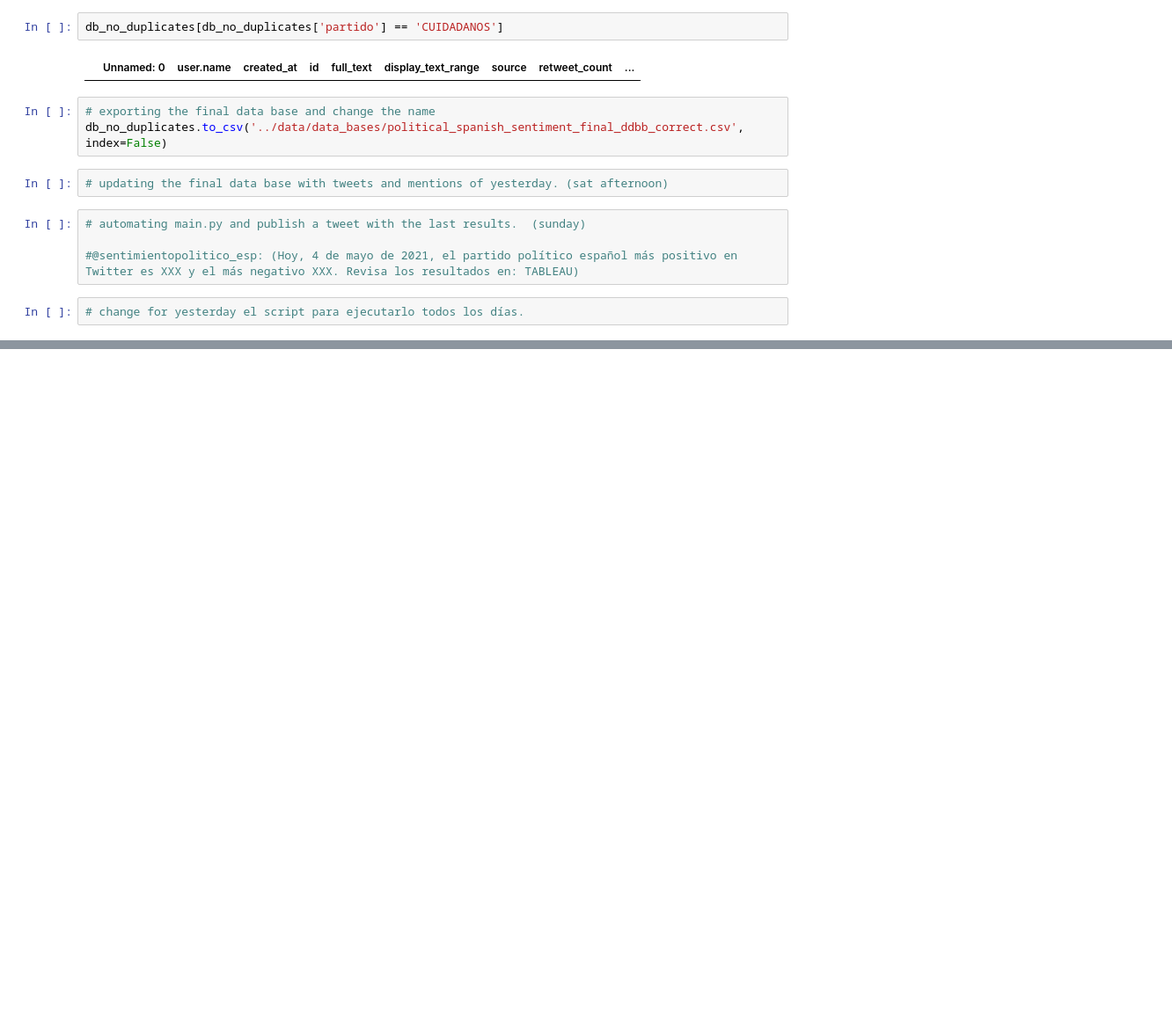
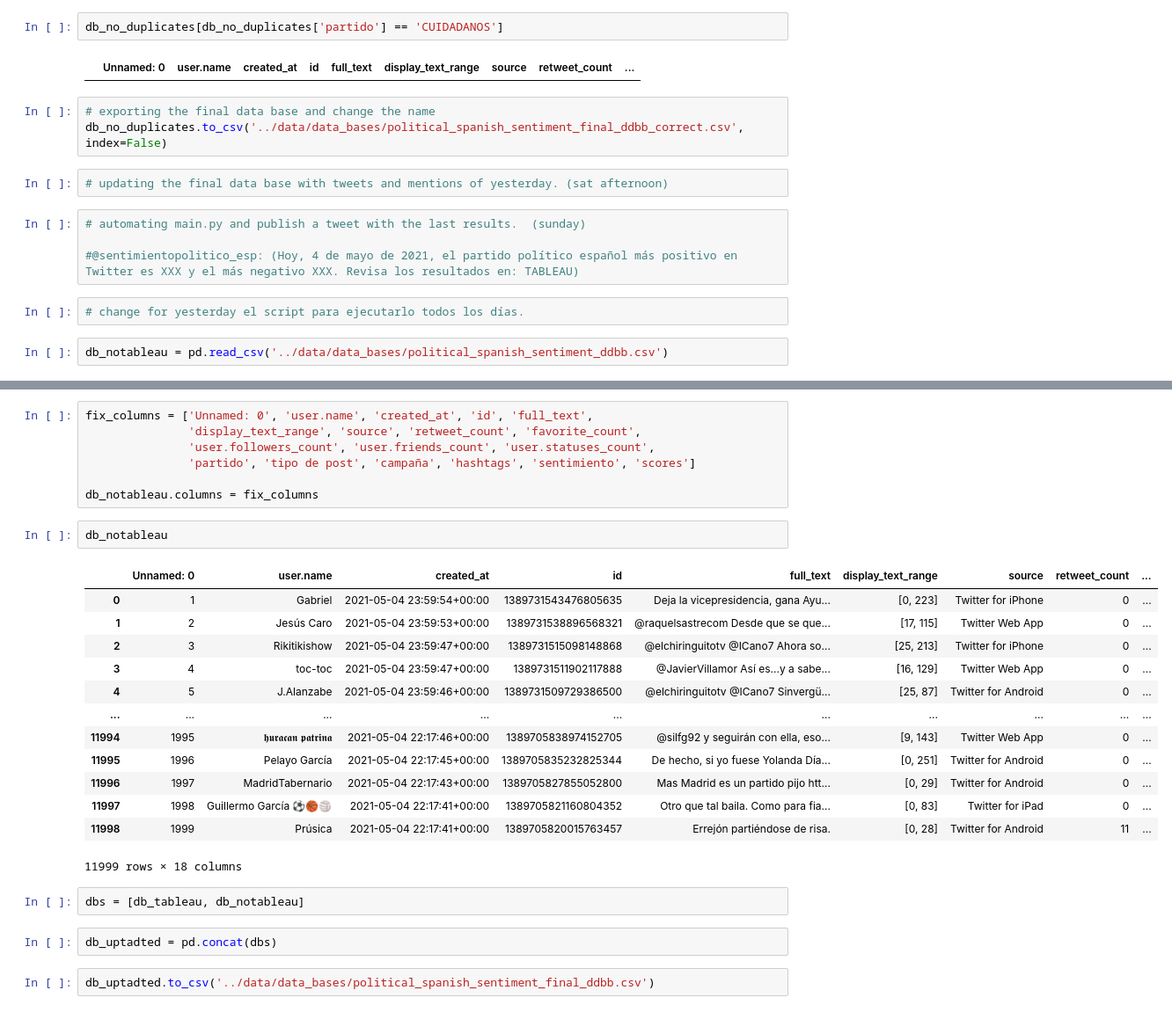
Before and after one commit to ssarahreyes/political_spanish_sentiment, a Jupyter notebook: notebooks/editing_final_database.ipynb, the cells around one changed output, grey strips where cells are left out. Shown at 88% size. Drawn from its saved outputs; the diff is of its cells as text; blank space fills up the shorter version.

```diff
--- a/notebooks/editing_final_database.ipynb
+++ b/notebooks/editing_final_database.ipynb
@@ -238,3 +240,5 @@ db_no_duplicates.to_csv('../data/data_bases/political_spanish_sentiment_final_dd
 #@sentimientopolitico_esp: (Hoy, 4 de mayo de 2021, el partido político español más positivo en Twitter es XXX y el más negativo XXX. Revisa los resultados en: TABLEAU)
 # %%
 # change for yesterday el script para ejecutarlo todos los días.
+# %%
+db_notableau = pd.read_csv('../data/data_bases/political_spanish_sentiment_ddbb.csv')
@@ -240,0 +279,29 @@ db_no_duplicates.to_csv('../data/data_bases/political_spanish_sentiment_final_dd
+# %%
+fix_columns = ['Unnamed: 0', 'user.name', 'created_at', 'id', 'full_text',
+               'display_text_range', 'source', 'retweet_count', 'favorite_count',
+               'user.followers_count', 'user.friends_count', 'user.statuses_count',
+               'partido', 'tipo de post', 'campaña', 'hashtags', 'sentimiento', 'scores']
+
+db_notableau.columns = fix_columns
+# %%
+db_notableau
+# %% [output]
+|  | Unnamed: 0 | user.name | created_at | id | full_text | display_text_range | source | retweet_count | ... |
+| 0 | 1 | Gabriel | 2021-05-04 23:59:54+00:00 | 1389731543476805635 | Deja la vicepresidencia, gana Ayu... | [0, 223] | Twitter for iPhone | 0 | ... |
+| 1 | 2 | Jesús Caro | 2021-05-04 23:59:53+00:00 | 1389731538896568321 | @raquelsastrecom Desde que se que... | [17, 115] | Twitter Web App | 0 | ... |
+| 2 | 3 | Rikitikishow | 2021-05-04 23:59:47+00:00 | 1389731515098148868 | @elchiringuitotv @ICano7 Ahora so... | [25, 213] | Twitter for iPhone | 0 | ... |
+| 3 | 4 | toc-toc | 2021-05-04 23:59:47+00:00 | 1389731511902117888 | @JavierVillamor Así es...y a sabe... | [16, 129] | Twitter Web App | 0 | ... |
+| 4 | 5 | J.Alanzabe | 2021-05-04 23:59:46+00:00 | 1389731509729386500 | @elchiringuitotv @ICano7 Sinvergü... | [25, 87] | Twitter for Android | 0 | ... |
+| ... | ... | ... | ... | ... | ... | ... | ... | ... | ... |
+| 11994 | 1995 | 𝖍𝖚𝖗𝖆𝖈𝖆𝖓 𝖕𝖆𝖙𝖗𝖎𝖓𝖆 | 2021-05-04 22:17:46+00:00 | 1389705838974152705 | @silfg92 y seguirán con ella, eso... | [9, 143] | Twitter Web App | 0 | ... |
+| 11995 | 1996 | Pelayo García | 2021-05-04 22:17:45+00:00 | 1389705835232825344 | De hecho, si yo fuese Yolanda Día... | [0, 251] | Twitter for Android | 0 | ... |
+| 11996 | 1997 | MadridTabernario | 2021-05-04 22:17:43+00:00 | 1389705827855052800 | Mas Madrid es un partido pijo htt... | [0, 29] | Twitter for Android | 0 | ... |
+| 11997 | 1998 | Guillermo García ⚽🏀🏐 | 2021-05-04 22:17:41+00:00 | 1389705821160804352 | Otro que tal baila. Como para fia... | [0, 83] | Twitter for iPad | 0 | ... |
+| 11998 | 1999 | Prúsica | 2021-05-04 22:17:41+00:00 | 1389705820015763457 | Errejón partiéndose de risa. | [0, 28] | Twitter for Android | 11 | ... |
+11999 rows × 18 columns
+# %%
+dbs = [db_tableau, db_notableau]
+# %%
+db_uptadted = pd.concat(dbs)
+# %%
+db_uptadted.to_csv('../data/data_bases/political_spanish_sentiment_final_ddbb.csv')
```
Also changed, not shown: parts of 20 cells of this notebook, 4 other files.
